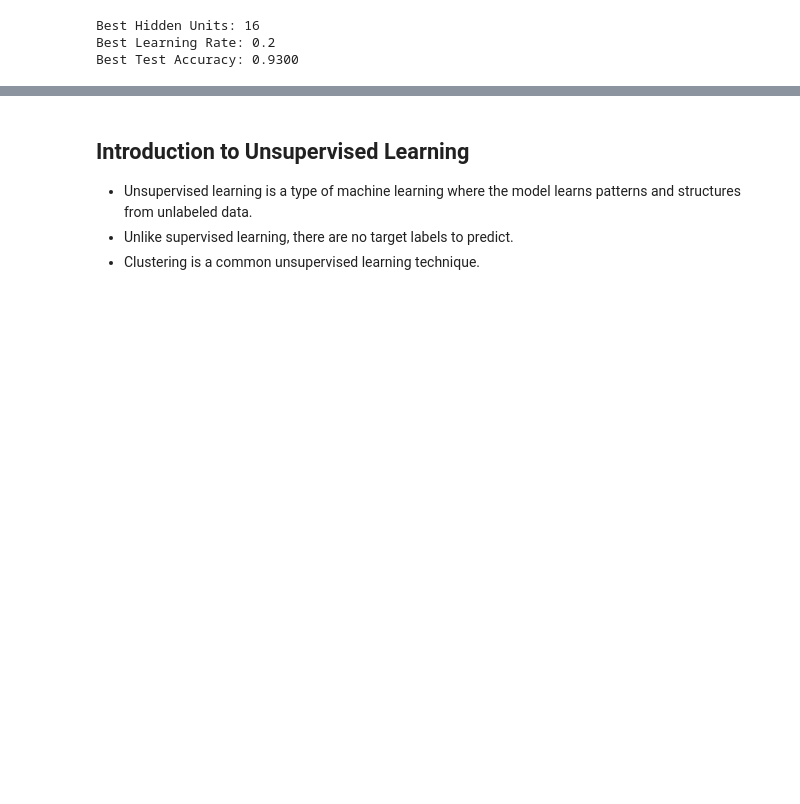
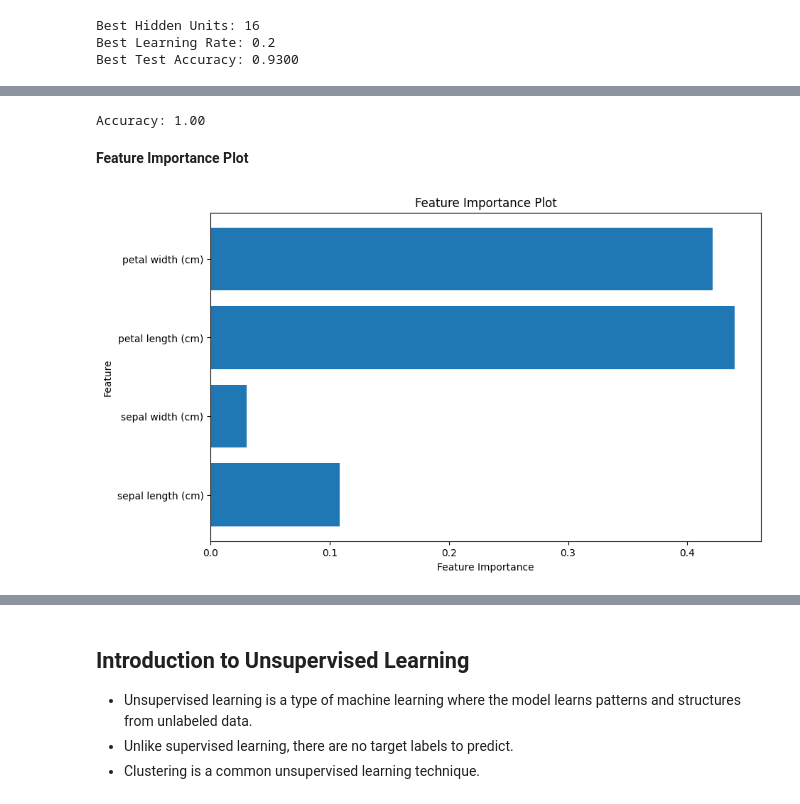
Before and after one commit to MoriZi/Introduction-to-Machine-Learning, a Jupyter notebook: Day 3/RF, NN and KMeans.ipynb, the cells around one changed output, grey strips where cells are left out. Drawn from its saved outputs; the diff is of its cells as text; code cells hidden in the pictures; blank space fills up the shorter version.

Commit message:
add random forest

```diff
--- a/Day 3/RF, NN and KMeans.ipynb
+++ b/Day 3/RF, NN and KMeans.ipynb
@@ -928,0 +944,47 @@ Unsupervised Learning: Clustering
+# %%
+# Import the necessary libraries
+from sklearn.ensemble import RandomForestClassifier
+from sklearn.datasets import load_iris
+from sklearn.model_selection import train_test_split
+from sklearn.metrics import accuracy_score
+
+# Load the dataset (example: Iris dataset)
+data = load_iris()
+X = data.data
+y = data.target
+
+# Split the data into training and testing sets
+X_train, X_test, y_train, y_test = train_test_split(X, y, test_size=0.2, random_state=42)
+
+# Create a Random Forest classifier
+clf = RandomForestClassifier(n_estimators=100, random_state=42)
+
+# Train the model
+clf.fit(X_train, y_train)
+
+# Make predictions
+y_pred = clf.predict(X_test)
+
+# Calculate accuracy
+accuracy = accuracy_score(y_test, y_pred)
+print(f'Accuracy: {accuracy:.2f}')
+# %% [output]
+Accuracy: 1.00
+# %% [markdown]
+**Feature Importance Plot**
+# %%
+import matplotlib.pyplot as plt
+
+# Get feature importances from the trained model
+feature_importances = clf.feature_importances_
+
+# Create a bar plot of feature importances
+plt.figure(figsize=(10, 6))
+plt.barh(range(len(data.feature_names)), feature_importances, align='center')
+plt.yticks(range(len(data.feature_names)), data.feature_names)
+plt.xlabel('Feature Importance')
+plt.ylabel('Feature')
+plt.title('Feature Importance Plot')
+plt.show()
+# %% [output]
+[figure, added]
```
Also changed, not shown: parts of 11 cells of this notebook.
